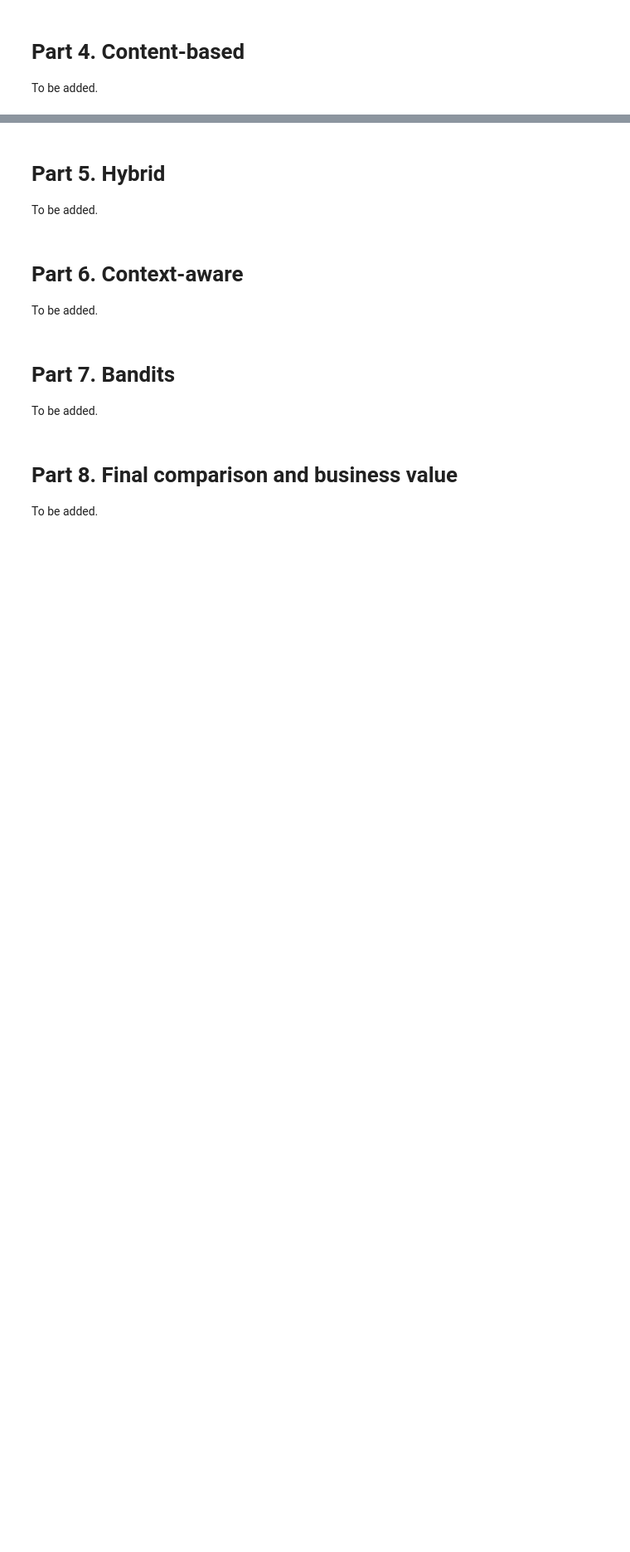
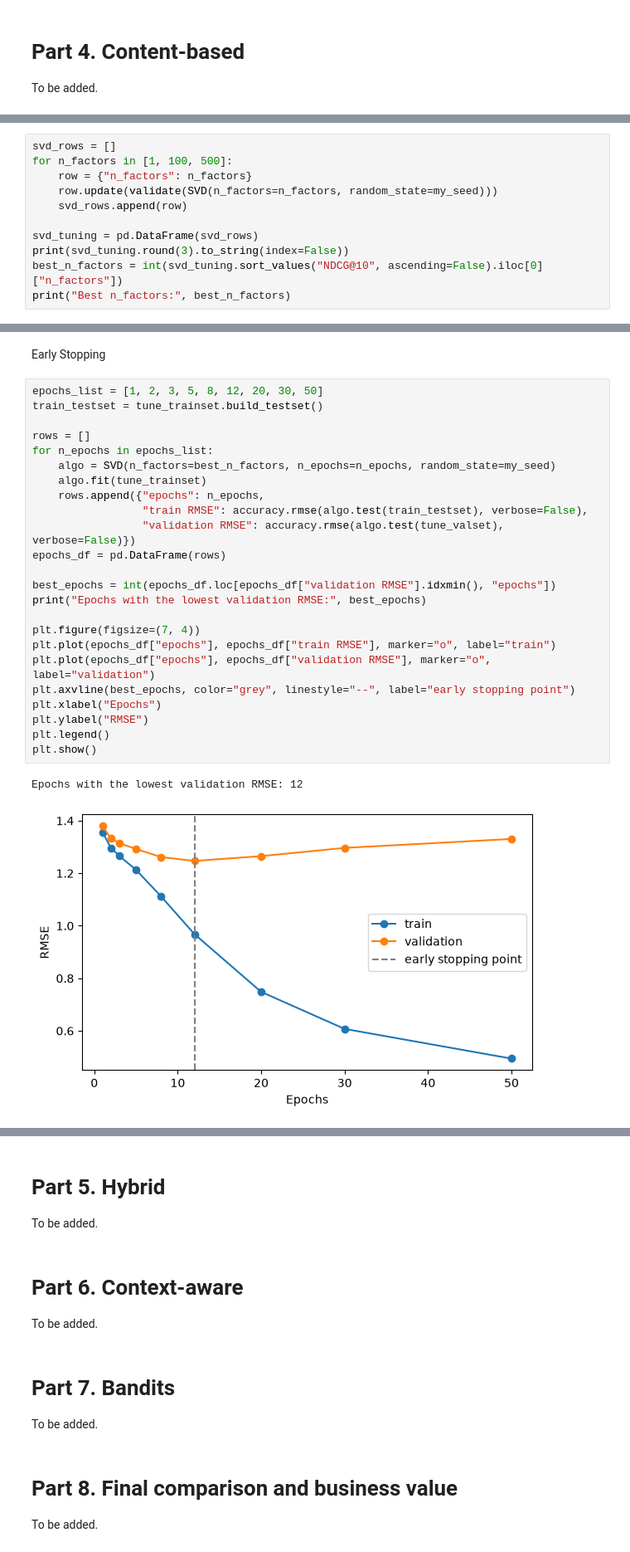
Before and after one commit to estellearnander/recsys_group_project, a Jupyter notebook: notebooks/03_recommenders.ipynb, the cells around one changed output, grey strips where cells are left out. Shown at 83% size. Cells and saved outputs as stored; diff of their text form; blank space fills up the shorter version.

```diff
--- a/notebooks/03_recommenders.ipynb
+++ b/notebooks/03_recommenders.ipynb
@@ -738,0 +827,11 @@ To be added.
+# %%
+svd_rows = []
+for n_factors in [1, 100, 500]:
+    row = {"n_factors": n_factors}
+    row.update(validate(SVD(n_factors=n_factors, random_state=my_seed)))
+    svd_rows.append(row)
+
+svd_tuning = pd.DataFrame(svd_rows)
+print(svd_tuning.round(3).to_string(index=False))
+best_n_factors = int(svd_tuning.sort_values("NDCG@10", ascending=False).iloc[0]["n_factors"])
+print("Best n_factors:", best_n_factors)
@@ -738,0 +847,29 @@ To be added.
+# %% [markdown]
+Early Stopping
+# %%
+epochs_list = [1, 2, 3, 5, 8, 12, 20, 30, 50]
+train_testset = tune_trainset.build_testset()
+
+rows = []
+for n_epochs in epochs_list:
+    algo = SVD(n_factors=best_n_factors, n_epochs=n_epochs, random_state=my_seed)
+    algo.fit(tune_trainset)
+    rows.append({"epochs": n_epochs,
+                 "train RMSE": accuracy.rmse(algo.test(train_testset), verbose=False),
+                 "validation RMSE": accuracy.rmse(algo.test(tune_valset), verbose=False)})
+epochs_df = pd.DataFrame(rows)
+
+best_epochs = int(epochs_df.loc[epochs_df["validation RMSE"].idxmin(), "epochs"])
+print("Epochs with the lowest validation RMSE:", best_epochs)
+
+plt.figure(figsize=(7, 4))
+plt.plot(epochs_df["epochs"], epochs_df["train RMSE"], marker="o", label="train")
+plt.plot(epochs_df["epochs"], epochs_df["validation RMSE"], marker="o", label="validation")
+plt.axvline(best_epochs, color="grey", linestyle="--", label="early stopping point")
+plt.xlabel("Epochs")
+plt.ylabel("RMSE")
+plt.legend()
+plt.show()
+# %% [output]
+Epochs with the lowest validation RMSE: 12
+[figure, added]
```
Also changed, not shown: parts of 28 cells of this notebook.
